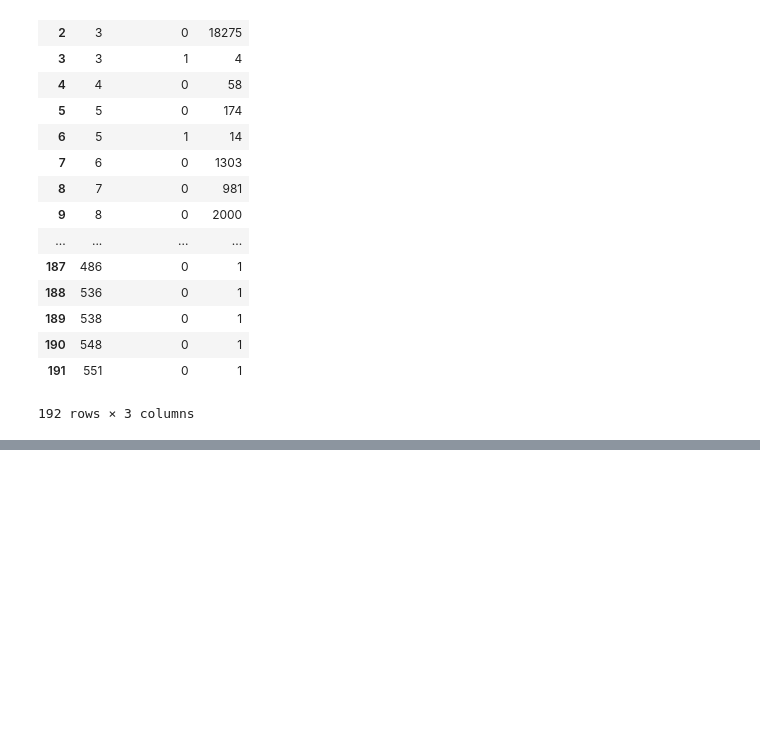
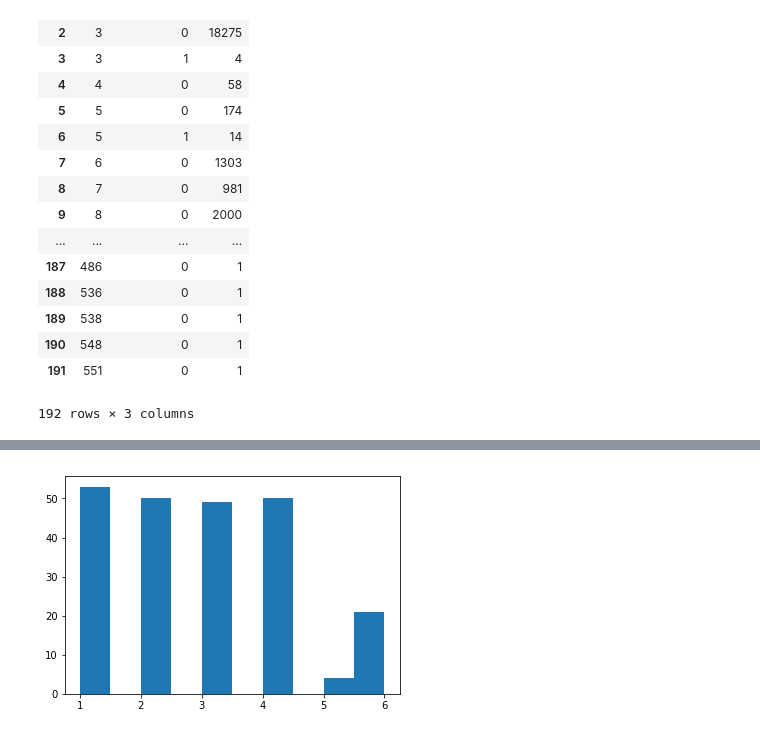
Before and after one commit to prraj67/ad_traffic_fraud, a Jupyter notebook: adtraffic_fraud_20180405.ipynb, the cells around one changed output, grey strips where cells are left out. Cells and saved outputs as stored; diff of their text form; code cells hidden in the pictures; blank space fills up the shorter version.

```diff
--- a/adtraffic_fraud_20180405.ipynb
+++ b/adtraffic_fraud_20180405.ipynb
@@ -271,0 +281,7 @@ df_raw_feat_and_label.groupby(['app','is_attributed']).size().reset_index(name='
+# %%
+from matplotlib import pyplot
+plt.hist(df_raw_feat_and_label['click_part_of_day'][df_raw_feat_and_label['is_attributed']==1])
+#plt.hist(df_raw_feat_and_label['is_attributed'])
+plt.show()
+# %% [output]
+[figure, added]
```
Also changed, not shown: parts of 55 cells of this notebook.
